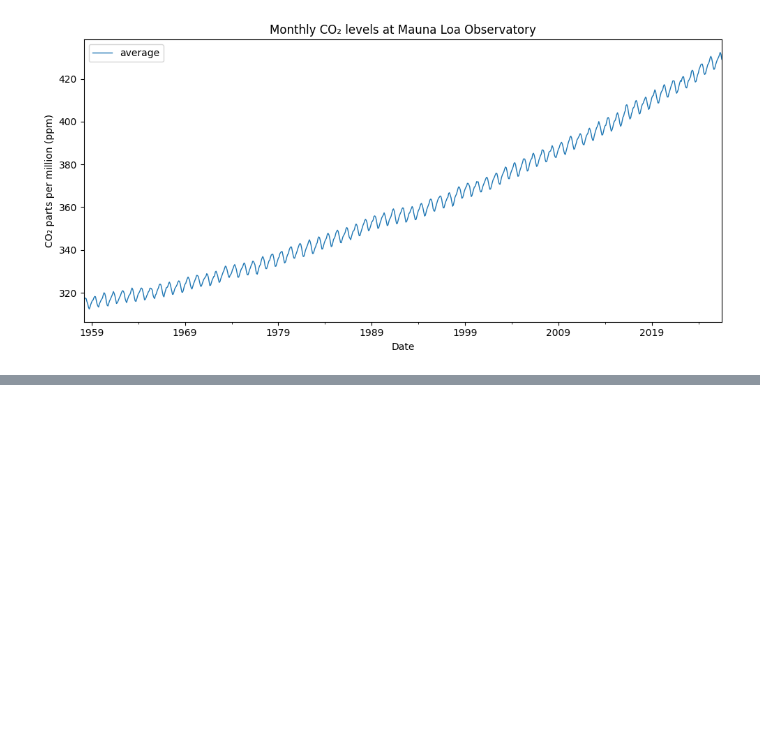
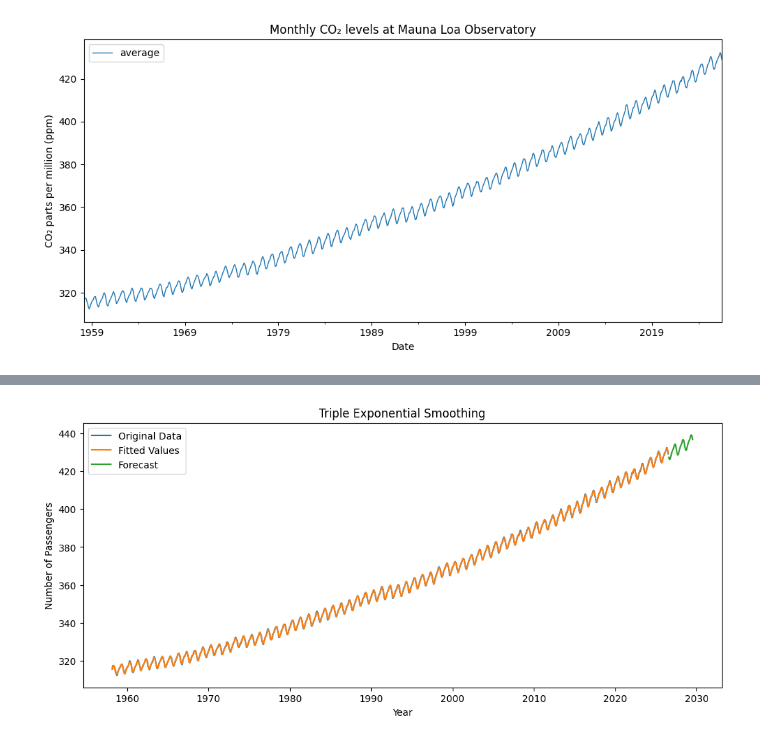
Before and after one commit to the-paulbear/noaa-greenhouse-gas-forecasting, a Jupyter notebook: CO2.ipynb, the cells around one changed output, grey strips where cells are left out. Saved outputs shown, nothing was run; the diff lists cells and outputs as text; code cells hidden in the pictures; blank space fills up the shorter version.

```diff
--- a/CO2.ipynb
+++ b/CO2.ipynb
@@ -51,0 +117,10 @@ model_single_fit = model.fit()
+# %%
+from statsmodels.tsa.api import ExponentialSmoothing
+
+model_triple = ExponentialSmoothing(
+    df["average"],
+    seasonal_periods=12,
+    trend='add',
+    seasonal='add')
+
+model_triple_fit = model_triple.fit()
@@ -51,0 +144,13 @@ model_single_fit = model.fit()
+# %%
+plt.figure(figsize=(12,5))
+forecast_triple = model_triple_fit.forecast(36)
+plt.plot(df["average"], label='Original Data')
+plt.plot(model_triple_fit.fittedvalues, label='Fitted Values')
+plt.plot(forecast_triple, label='Forecast')
+plt.xlabel('Year')
+plt.ylabel('Number of Passengers')
+plt.title('Triple Exponential Smoothing')
+plt.legend()
+plt.show()
+# %% [output]
+[figure, added]
```
Also changed, not shown: parts of 6 cells of this notebook.
